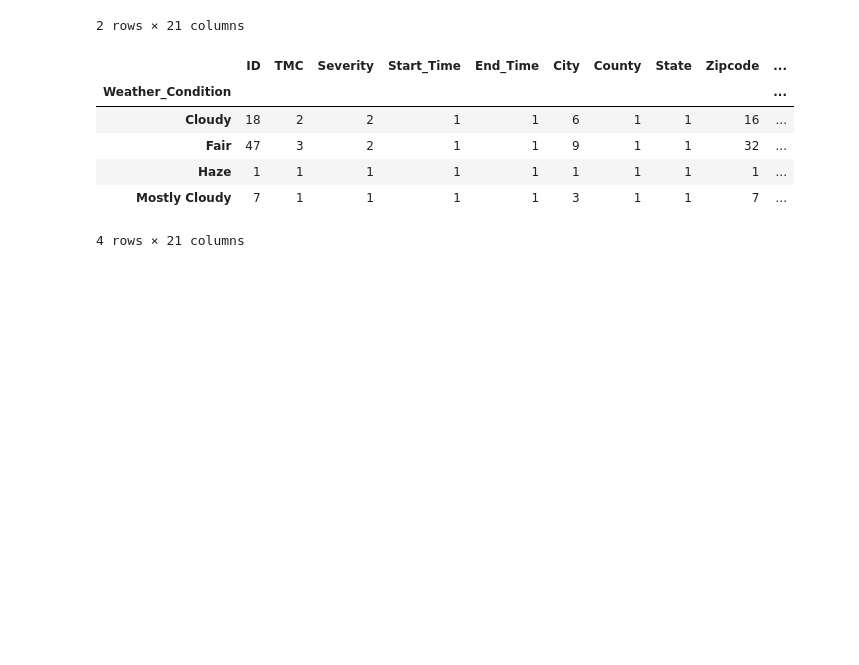
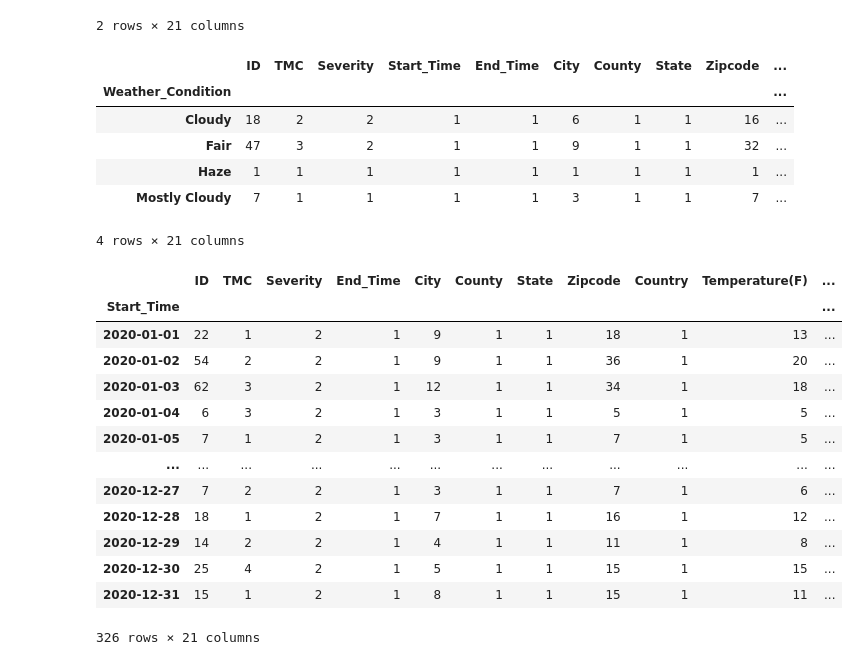
Before and after one commit to samantha8990/Project-1, a Jupyter notebook: JupiterNotebook.ipynb, the cells around one changed output. Drawn from its saved outputs; the diff is of its cells as text; code cells hidden in the pictures; blank space fills up the shorter version.

```diff
--- a/JupiterNotebook.ipynb
+++ b/JupiterNotebook.ipynb
@@ -273,6 +275,23 @@ feb20_data
 | Haze | 1 | 1 | 1 | 1 | 1 | 1 | 1 | 1 | 1 | ... |
 | Mostly Cloudy | 7 | 1 | 1 | 1 | 1 | 3 | 1 | 1 | 7 | ... |
 4 rows × 21 columns
+# %%
+highest_per_day
+# %% [output]
+|  | ID | TMC | Severity | End_Time | City | County | State | Zipcode | Country | Temperature(F) | ... |
+| Start_Time |  |  |  |  |  |  |  |  |  |  | ... |
+| 2020-01-01 | 22 | 1 | 2 | 1 | 9 | 1 | 1 | 18 | 1 | 13 | ... |
+| 2020-01-02 | 54 | 2 | 2 | 1 | 9 | 1 | 1 | 36 | 1 | 20 | ... |
+| 2020-01-03 | 62 | 3 | 2 | 1 | 12 | 1 | 1 | 34 | 1 | 18 | ... |
+| 2020-01-04 | 6 | 3 | 2 | 1 | 3 | 1 | 1 | 5 | 1 | 5 | ... |
+| 2020-01-05 | 7 | 1 | 2 | 1 | 3 | 1 | 1 | 7 | 1 | 5 | ... |
+| ... | ... | ... | ... | ... | ... | ... | ... | ... | ... | ... | ... |
+| 2020-12-27 | 7 | 2 | 2 | 1 | 3 | 1 | 1 | 7 | 1 | 6 | ... |
+| 2020-12-28 | 18 | 1 | 2 | 1 | 7 | 1 | 1 | 16 | 1 | 12 | ... |
+| 2020-12-29 | 14 | 2 | 2 | 1 | 4 | 1 | 1 | 11 | 1 | 8 | ... |
+| 2020-12-30 | 25 | 4 | 2 | 1 | 5 | 1 | 1 | 15 | 1 | 15 | ... |
+| 2020-12-31 | 15 | 1 | 2 | 1 | 8 | 1 | 1 | 15 | 1 | 11 | ... |
+326 rows × 21 columns
 # %%
 #total accidents and weather type
 #scatter plot-- x-axis number grouped by accidents per day
```
Also changed, not shown: parts of 4 cells of this notebook.
